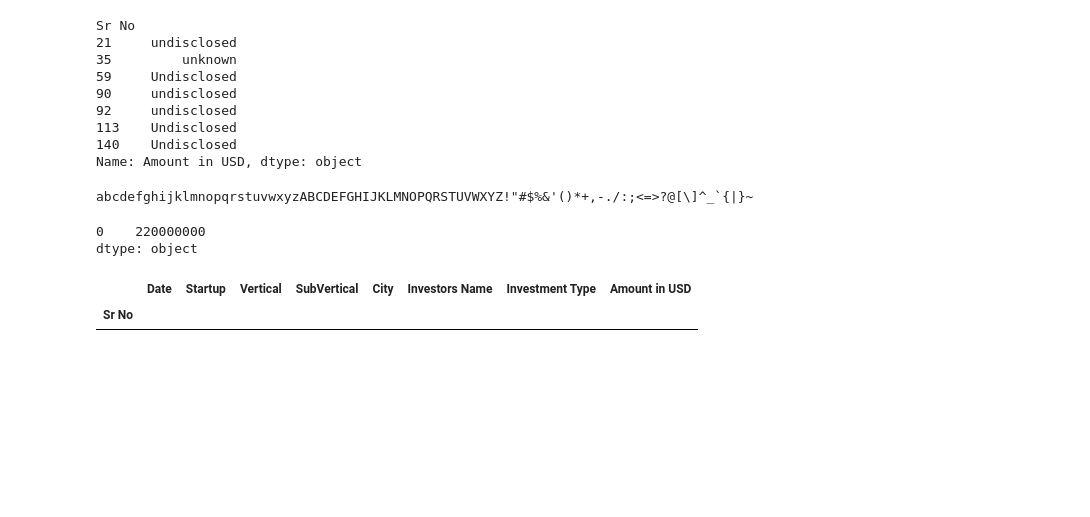
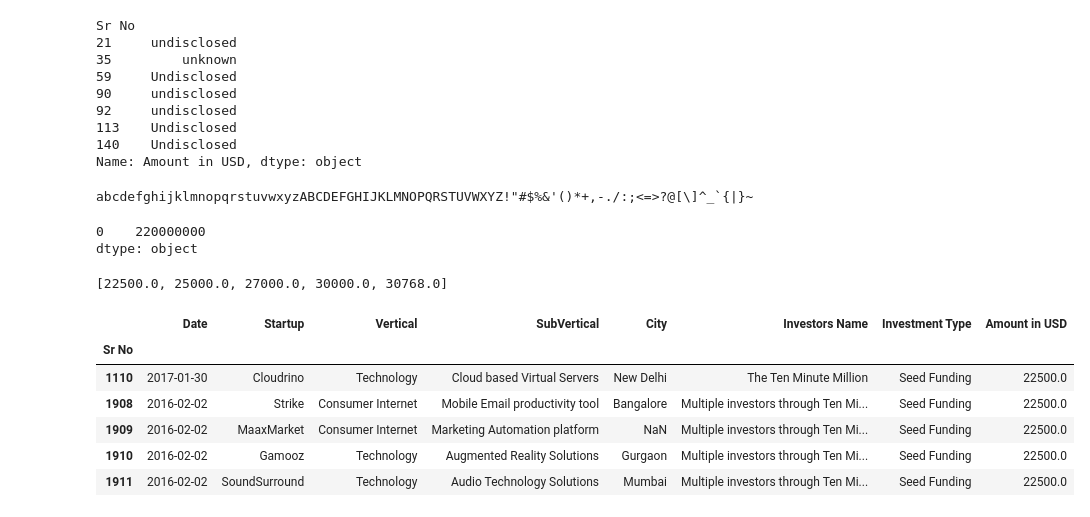
Before and after one commit to jasminjoy-S/Data-Analysis, a Jupyter notebook: analysis-indian-startup-funding.ipynb, the cells around one changed output. Saved outputs shown, nothing was run; the diff lists cells and outputs as text; code cells hidden in the pictures; blank space fills up the shorter version.

Commit message:
Kaggle Notebook | Analysis-Indian Startup Funding | Preprocessing - only Investors col left

```diff
--- a/analysis-indian-startup-funding.ipynb
+++ b/analysis-indian-startup-funding.ipynb
@@ -198,5 +205,5 @@ df[df['Vertical'].str.contains('\\\\xc2', na=False)]
 # %%
-df['Vertical'].replace(
+#df['Vertical'].replace(
         {
             'Hyperlocal\\\\xc2\\\\xa0 Grocery Delivery Service' : 'Hyperlocal Grocery Delivery Service',
             'Women Ethnic Wear\\\\xc2\\\\xa0 Online Marketplace' : 'Women Ethnic Wear Online Marketplace',
@@ -242,2 +255,4 @@ memory usage: 214.0+ KB
+# %%
+df['Amount in USD'] = df['Amount in USD'].str.replace(u'\\\\xa0\\\\xc2', '')
 # %%
 # Amount col we remove the comma so as to convert the amount to float datatype
@@ -272,0 +287,6 @@ df['Amount in USD'].replace(np.NaN,'0',inplace=True)
+# %%
+# On randomly googling - 'did investor_name invest in startup_name' we found that the investors have invested an undisclosed amount in the said startup
+# Hence, we will be replacing all the null values with 0
+# And we will be considering 0 means Undisclosed amount
+df['Amount in USD'].replace(np.NaN,'0',inplace=True)
+df['Amount in USD'].replace('N/A','0', inplace=True)
@@ -306,8 +332,22 @@ ser.str.replace(u'\\\\xa0','')
 # %% [output]
 0    220000000
 dtype: object
+# %%
+df['Amount in USD'] = df['Amount in USD'].astype('float')
+
+#check how to convert the amount into 10K, 100M, etc
+# %%
+amt = df['Amount in USD']
+sorted(set(amt))[5:10]
+# %% [output]
+[22500.0, 25000.0, 27000.0, 30000.0, 30768.0]
 # %%
-df[df['Amount in USD'].str.contains('\\\\\\\\xa0', na=False)]
+df[df['Amount in USD'] == 22500.0]
 # %% [output]
 |  | Date | Startup | Vertical | SubVertical | City | Investors Name | Investment Type | Amount in USD |
 | Sr No |  |  |  |  |  |  |  |  |
+| 1110 | 2017-01-30 | Cloudrino | Technology | Cloud based Virtual Servers | New Delhi | The Ten Minute Million | Seed Funding | 22500.0 |
+| 1908 | 2016-02-02 | Strike | Consumer Internet | Mobile Email productivity tool | Bangalore | Multiple investors through Ten Mi... | Seed Funding | 22500.0 |
+| 1909 | 2016-02-02 | MaaxMarket | Consumer Internet | Marketing Automation platform | NaN | Multiple investors through Ten Mi... | Seed Funding | 22500.0 |
+| 1910 | 2016-02-02 | Gamooz | Technology | Augmented Reality Solutions | Gurgaon | Multiple investors through Ten Mi... | Seed Funding | 22500.0 |
+| 1911 | 2016-02-02 | SoundSurround | Technology | Audio Technology Solutions | Mumbai | Multiple investors through Ten Mi... | Seed Funding | 22500.0 |
```
Also changed, not shown: parts of 30 cells of this notebook.
